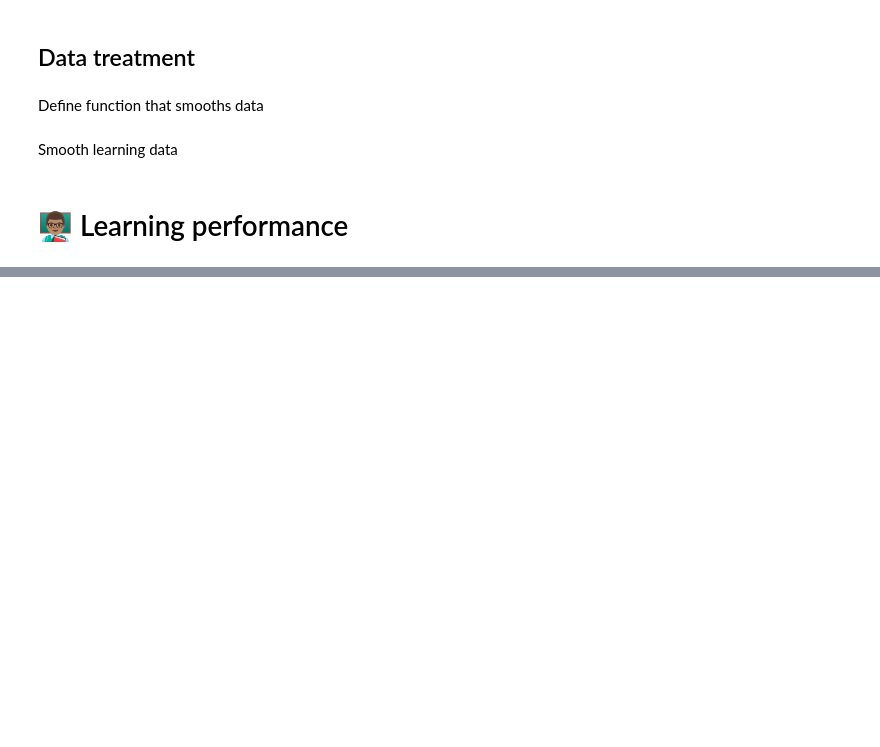
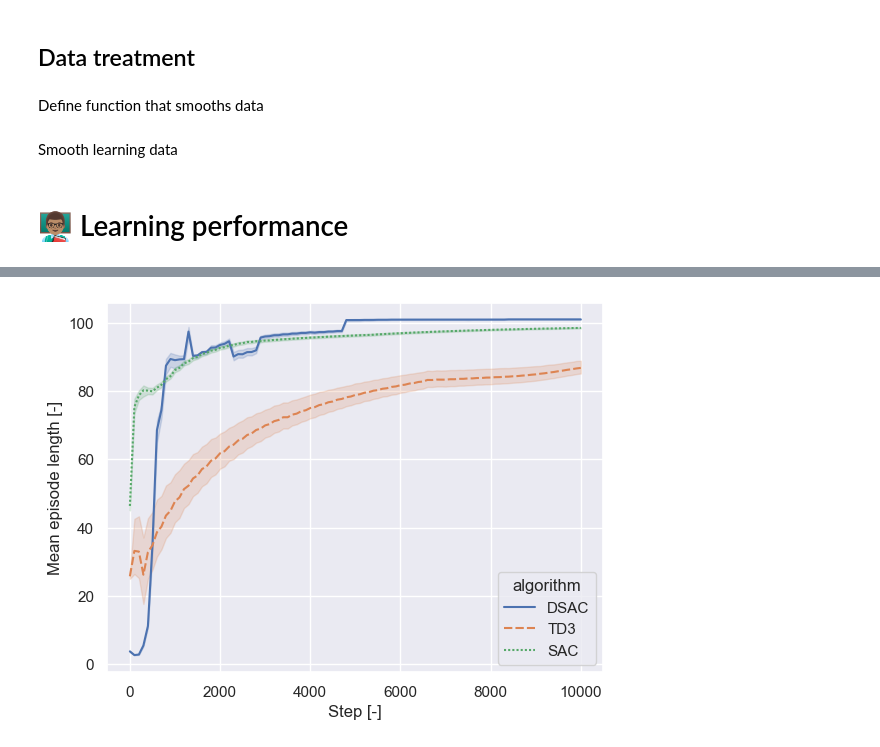
Before and after one commit to iamlucasvieira/HybridRL-FlightControl, a Jupyter notebook: notebooks/best_algorithm.ipynb, the cells around one changed output, grey strips where cells are left out. Cells and saved outputs as stored; diff of their text form; code cells hidden in the pictures; blank space fills up the shorter version.

Commit message:
Add more data for notebooks

```diff
--- a/notebooks/best_algorithm.ipynb
+++ b/notebooks/best_algorithm.ipynb
@@ -84,0 +80,5 @@ plt.show()
+# %%
+g = sns.lineplot(data=df_learn_smooth, x="step", y="rollout/ep_len_mean", hue="algorithm", style="algorithm")
+g.set(xlabel="Step [-]", ylabel="Mean episode length [-]");
+# %% [output]
+[figure, added]
```
Also changed, not shown: parts of 12 cells of this notebook, 7 other files.
